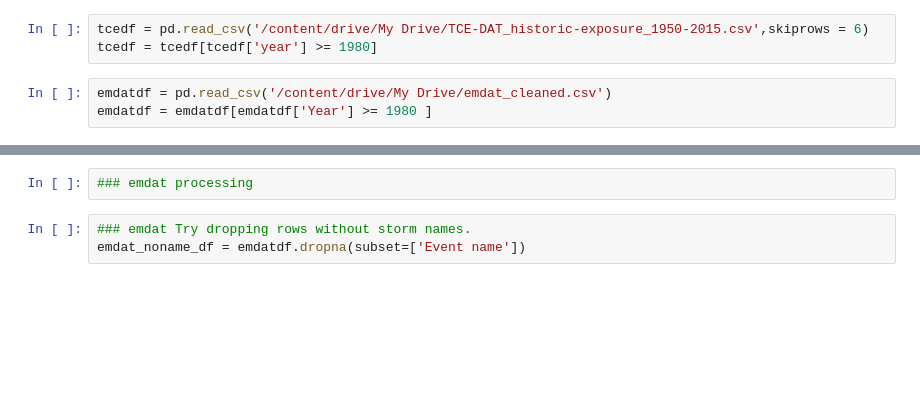
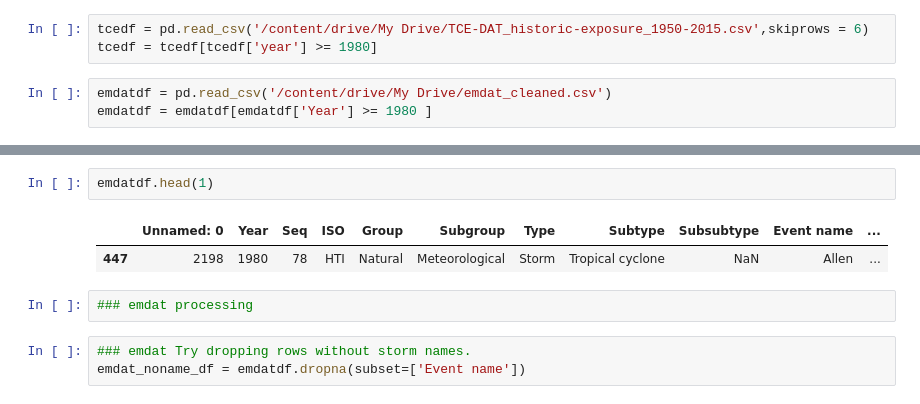
Before and after one commit to OmdenaAI/wfpdisrel, a Jupyter notebook: #task2-Data Wrangling/emdat_tcedat_merge.ipynb, the cells around one changed output, grey strips where cells are left out. Saved outputs shown, nothing was run; the diff lists cells and outputs as text; blank space fills up the shorter version.

```diff
--- a/#task2-Data Wrangling/emdat_tcedat_merge.ipynb
+++ b/#task2-Data Wrangling/emdat_tcedat_merge.ipynb
@@ -16,3 +21,8 @@ emdatdf = emdatdf[emdatdf['Year'] >= 1980 ]
+# %%
+emdatdf.head(1)
+# %% [output]
+|  | Unnamed: 0 | Year | Seq | ISO | Group | Subgroup | Type | Subtype | Subsubtype | Event name | ... |
+| 447 | 2198 | 1980 | 78 | HTI | Natural | Meteorological | Storm | Tropical cyclone | NaN | Allen | ... |
 # %%
 ### emdat processing
 # %%
```
Also changed, not shown: parts of 15 cells of this notebook.
